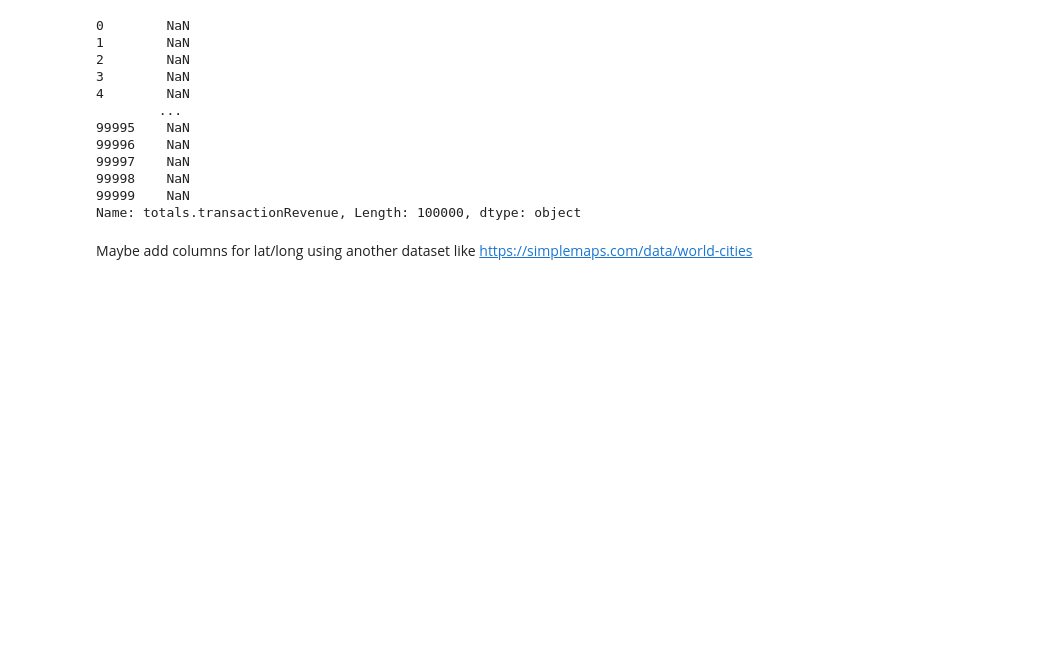
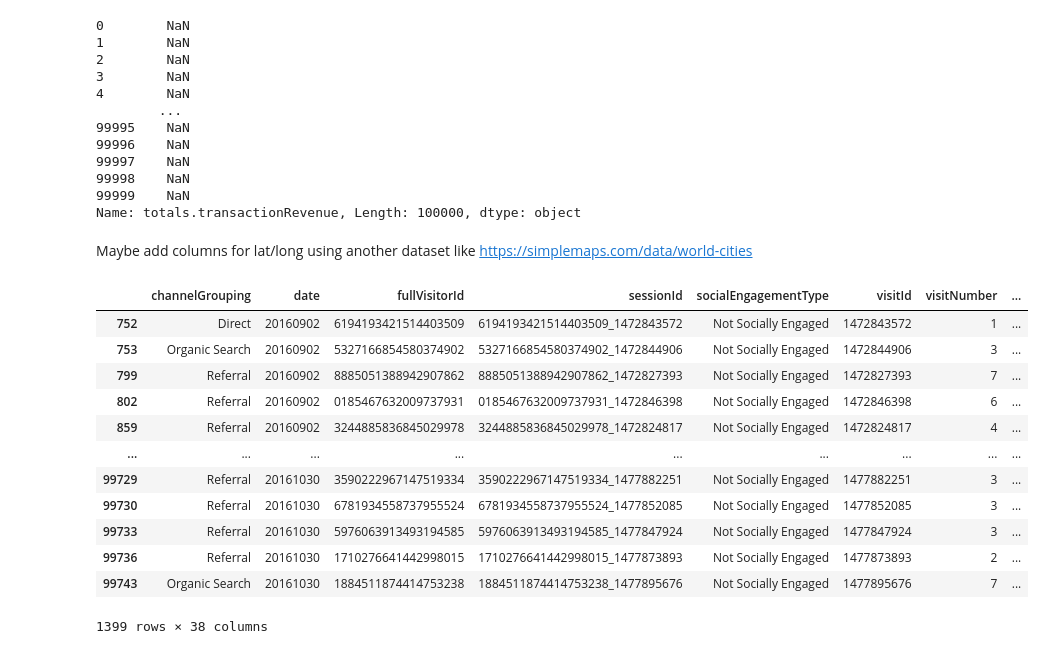
Before and after one commit to SteffenLG/DAT158-Oblig2, a Jupyter notebook: DAT158-Oblig2.ipynb, the cells around one changed output. Saved outputs shown, nothing was run; the diff lists cells and outputs as text; code cells hidden in the pictures; blank space fills up the shorter version.

```diff
--- a/DAT158-Oblig2.ipynb
+++ b/DAT158-Oblig2.ipynb
@@ -131,6 +131,14 @@ train.drop(useless_cols,
         axis=1,
         inplace=True)
 train.info()
+
+# Find the columns where values are not available
+useless_cols = [col for col in train.columns if train[col].isna().all()]
+# Drop these columns from the dataframe
+train.drop(useless_cols,
+        axis=1,
+        inplace=True)
+train.info()
 # %% [output]
 <class 'pandas.core.frame.DataFrame'>
 RangeIndex: 100000 entries, 0 to 99999
@@ -166,3 +174,20 @@ train["totals.transactionRevenue"]
 Name: totals.transactionRevenue, Length: 100000, dtype: object
 # %% [markdown]
 Maybe add columns for lat/long using another dataset like https://simplemaps.com/data/world-cities
+# %%
+payingCustomers = train.loc[train['totals.transactionRevenue'].notna()]
+payingCustomers
+# %% [output]
+|  | channelGrouping | date | fullVisitorId | sessionId | socialEngagementType | visitId | visitNumber | ... |
+| 752 | Direct | 20160902 | 6194193421514403509 | 6194193421514403509_1472843572 | Not Socially Engaged | 1472843572 | 1 | ... |
+| 753 | Organic Search | 20160902 | 5327166854580374902 | 5327166854580374902_1472844906 | Not Socially Engaged | 1472844906 | 3 | ... |
+| 799 | Referral | 20160902 | 8885051388942907862 | 8885051388942907862_1472827393 | Not Socially Engaged | 1472827393 | 7 | ... |
+| 802 | Referral | 20160902 | 0185467632009737931 | 0185467632009737931_1472846398 | Not Socially Engaged | 1472846398 | 6 | ... |
+| 859 | Referral | 20160902 | 3244885836845029978 | 3244885836845029978_1472824817 | Not Socially Engaged | 1472824817 | 4 | ... |
+| ... | ... | ... | ... | ... | ... | ... | ... | ... |
+| 99729 | Referral | 20161030 | 3590222967147519334 | 3590222967147519334_1477882251 | Not Socially Engaged | 1477882251 | 3 | ... |
+| 99730 | Referral | 20161030 | 6781934558737955524 | 6781934558737955524_1477852085 | Not Socially Engaged | 1477852085 | 3 | ... |
+| 99733 | Referral | 20161030 | 5976063913493194585 | 5976063913493194585_1477847924 | Not Socially Engaged | 1477847924 | 3 | ... |
+| 99736 | Referral | 20161030 | 1710276641442998015 | 1710276641442998015_1477873893 | Not Socially Engaged | 1477873893 | 2 | ... |
+| 99743 | Organic Search | 20161030 | 1884511874414753238 | 1884511874414753238_1477895676 | Not Socially Engaged | 1477895676 | 7 | ... |
+1399 rows × 38 columns
```
Also changed, not shown: parts of 4 cells of this notebook.
